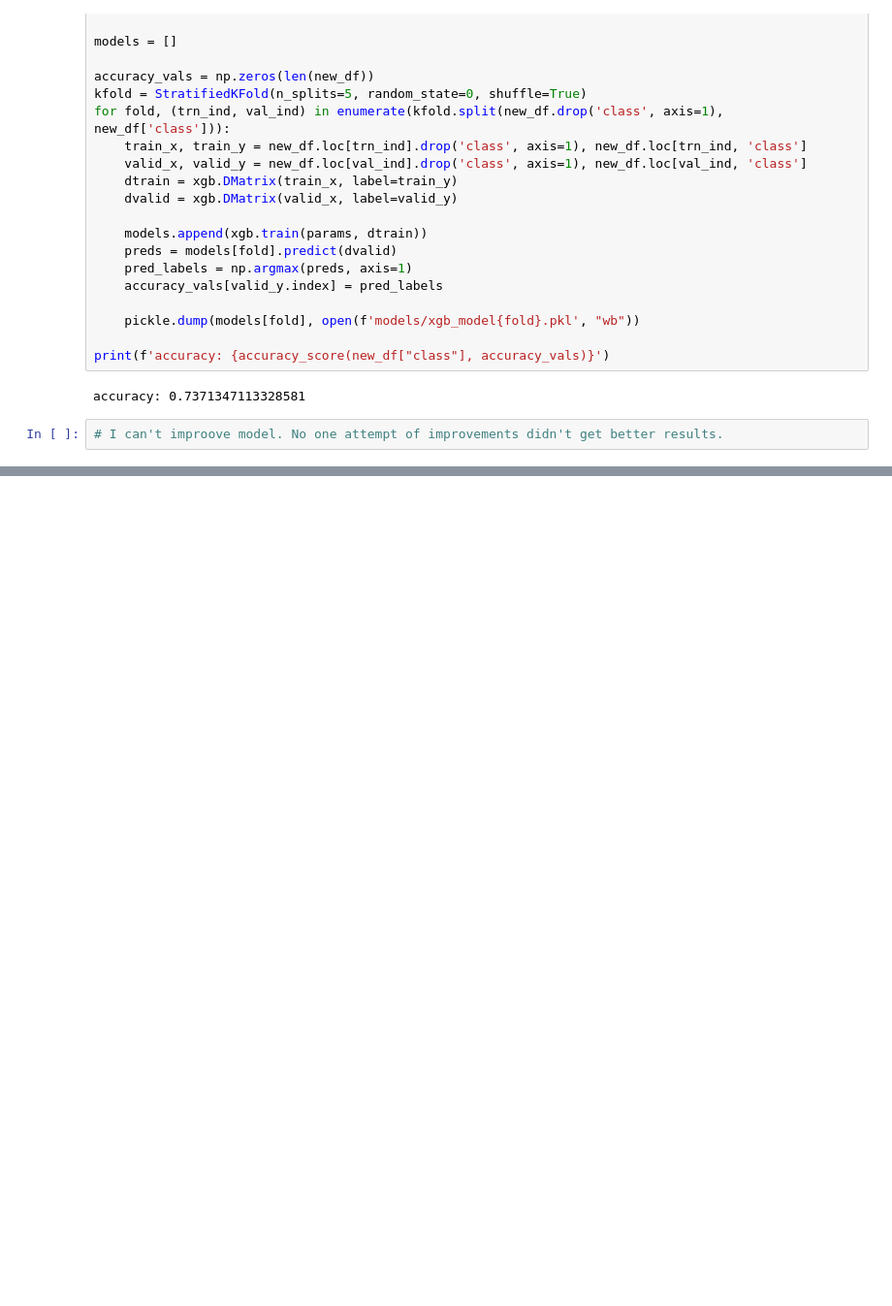
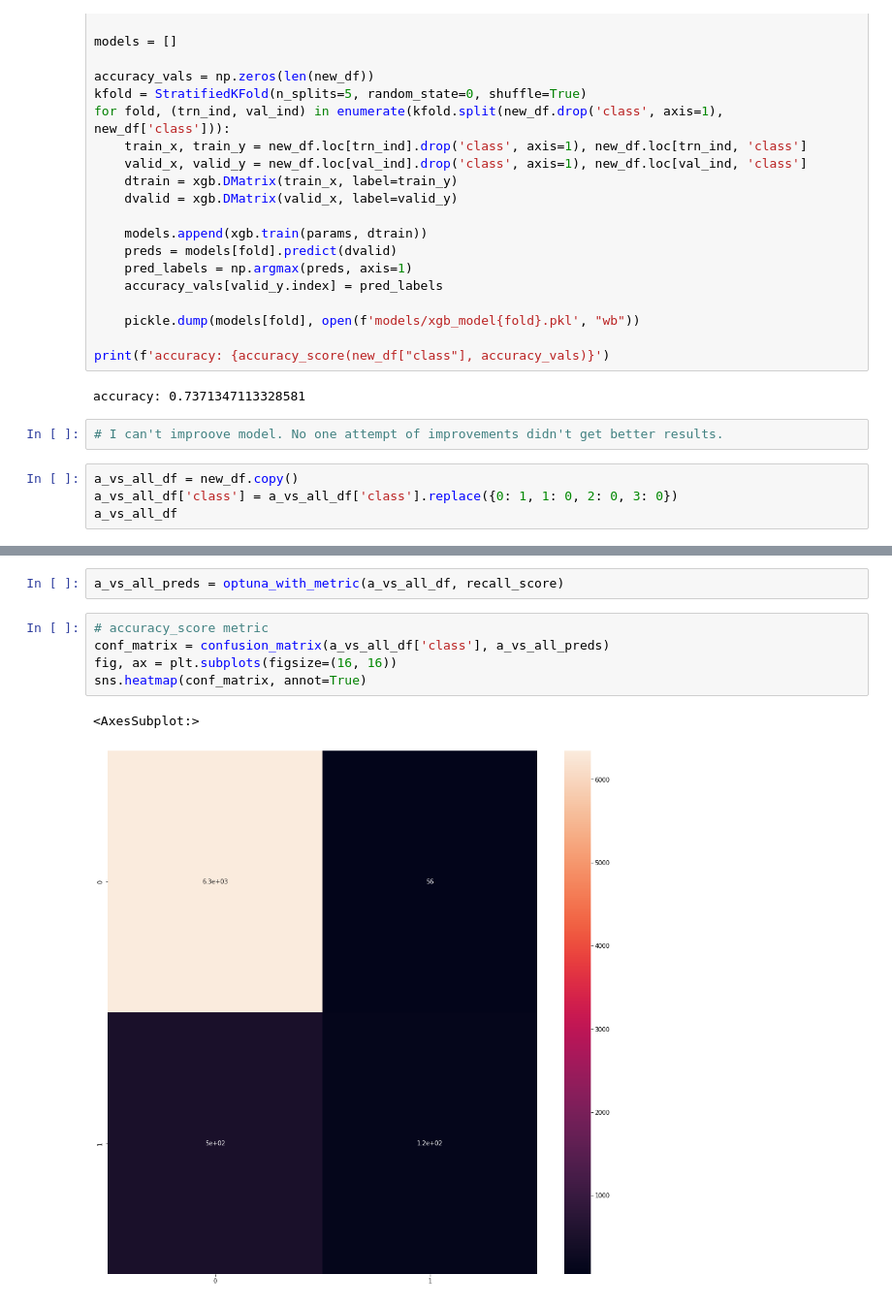
Before and after one commit to vs-sat-dev/Body-Performance, a Jupyter notebook: EDA/BodyPerformanceEDA.ipynb, the cells around one changed output, grey strips where cells are left out. Shown at 97% size. Cells and saved outputs as stored; diff of their text form; blank space fills up the shorter version.

Commit message:
All vs one. Confusion matrices for a_vs_all_dataframe

```diff
--- a/EDA/BodyPerformanceEDA.ipynb
+++ b/EDA/BodyPerformanceEDA.ipynb
@@ -409,3 +415,7 @@ print(f'accuracy: {accuracy_score(new_df["class"], accuracy_vals)}')
 accuracy: 0.7371347113328581
 # %%
 # I can't improove model. No one attempt of improvements didn't get better results.
+# %%
+a_vs_all_df = new_df.copy()
+a_vs_all_df['class'] = a_vs_all_df['class'].replace({0: 1, 1: 0, 2: 0, 3: 0})
+a_vs_all_df
@@ -411,0 +490,10 @@ accuracy: 0.7371347113328581
+# %%
+a_vs_all_preds = optuna_with_metric(a_vs_all_df, recall_score)
+# %%
+# accuracy_score metric
+conf_matrix = confusion_matrix(a_vs_all_df['class'], a_vs_all_preds)
+fig, ax = plt.subplots(figsize=(16, 16))
+sns.heatmap(conf_matrix, annot=True)
+# %% [output]
+<AxesSubplot:>
+[figure, added]
```
Also changed, not shown: parts of 10 cells of this notebook.
